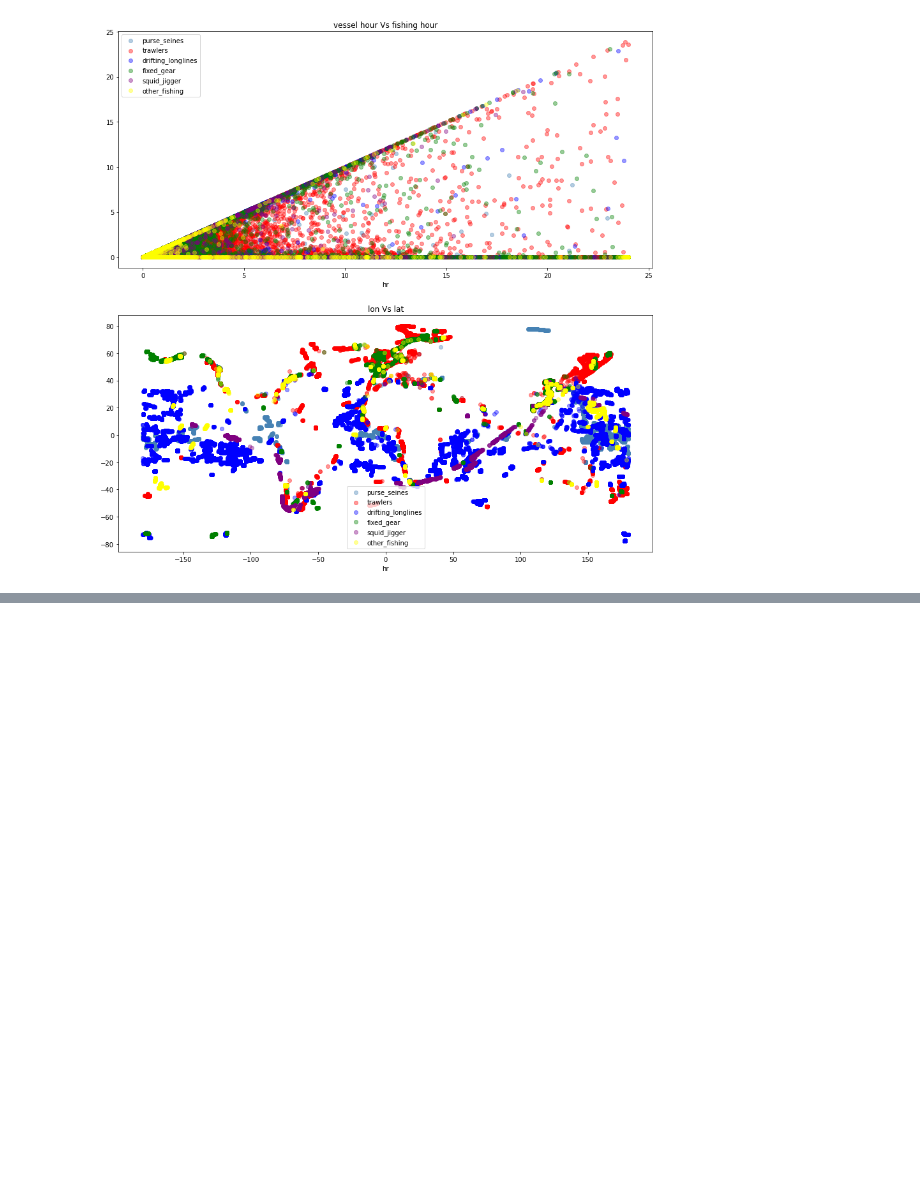
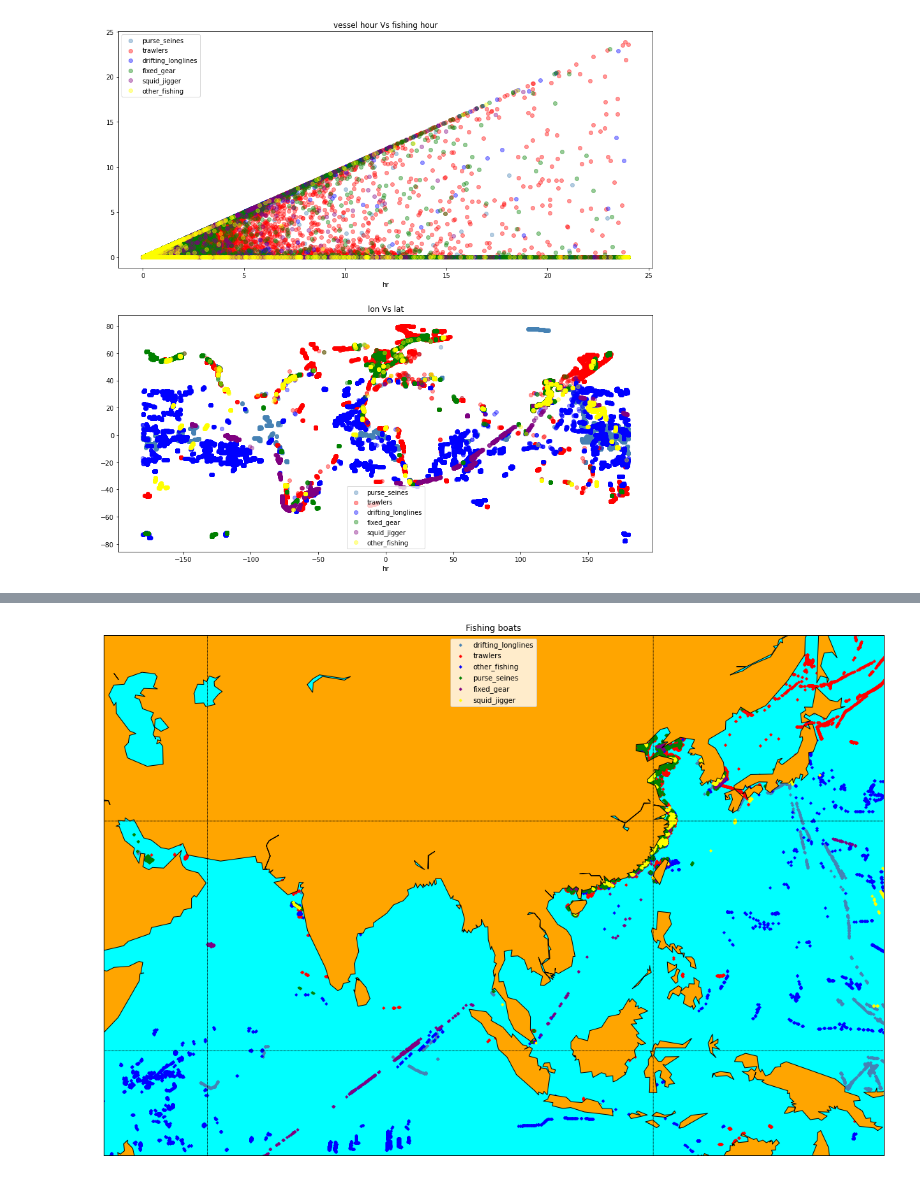
Before and after one commit to asean-india-hackathon-team-4/data-visualization, a Jupyter notebook: visualize.ipynb, the cells around one changed output, grey strips where cells are left out. Cells and saved outputs as stored; diff of their text form; code cells hidden in the pictures; blank space fills up the shorter version.

```diff
--- a/visualize.ipynb
+++ b/visualize.ipynb
@@ -156,0 +209,22 @@ plt.legend()
+# %%
+plt.figure(figsize=(20,15))
+
+m = Basemap(projection='mill',llcrnrlat=llat,urcrnrlat=ulat,\
+            llcrnrlon=llon,urcrnrlon=ulon,resolution='c')
+m.drawcoastlines()
+m.fillcontinents(color='orange',lake_color='aqua')
+# draw parallels and meridians.
+m.drawparallels(np.arange(-90.,91.,30.))
+m.drawmeridians(np.arange(-180.,181.,60.))
+m.drawmapboundary(fill_color='aqua')
+
+for i in range(len(vessel_type_ids)):
+        lon_array = vessel_type_ids[i].lon_bin.to_numpy()
+        lat_array = vessel_type_ids[i].lat_bin.to_numpy()
+        x,y = m(lon_array,lat_array)
+        m.scatter(x,y,color=colors[i],marker='D',label=names[i],s=np.pi*2)
+plt.title("Fishing boats")
+plt.legend()
+plt.show()
+# %% [output]
+[figure, added]
```
Also changed, not shown: parts of 2 cells of this notebook.
